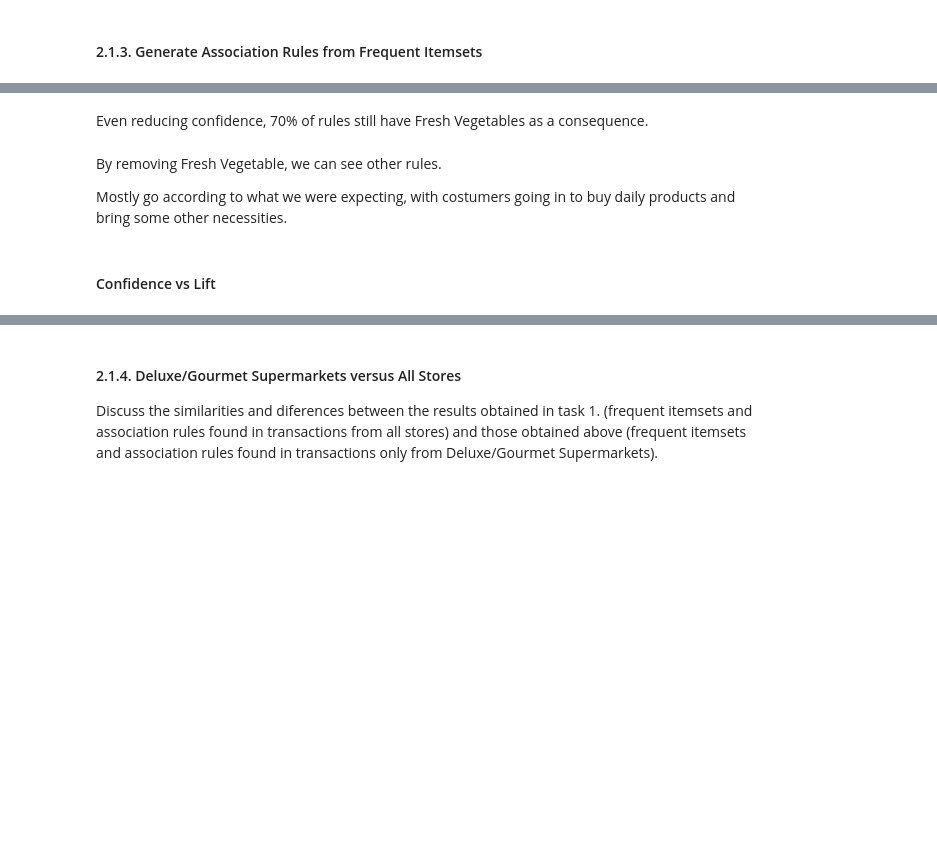
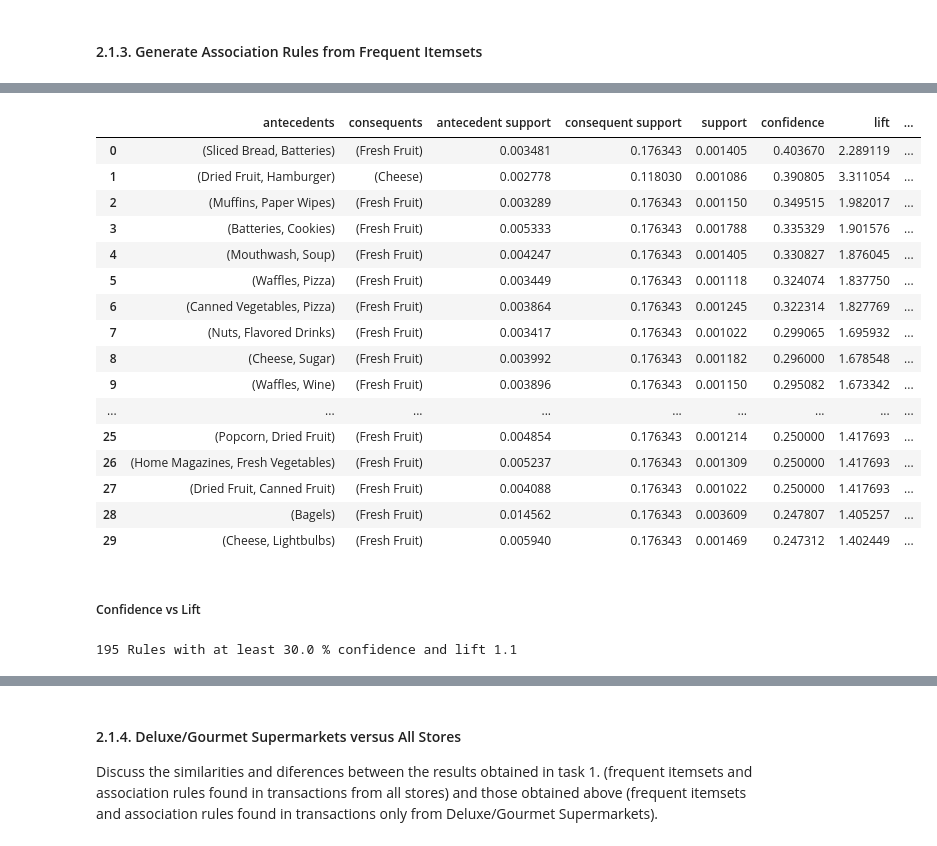
Before and after one commit to PedroCotovio/PD_1_Pattern_Mining, a Jupyter notebook: PD_201920_Project.ipynb, the cells around one changed output, grey strips where cells are left out. Saved outputs shown, nothing was run; the diff lists cells and outputs as text; code cells hidden in the pictures; blank space fills up the shorter version.

```diff
--- a/PD_201920_Project.ipynb
+++ b/PD_201920_Project.ipynb
@@ -1013,6 +1034,6 @@ Nevertheless some important information can be obtained. There seems to be a big
 confidence = 0.2
 lift = 1.1
 
-rules = all_stores.create_association_rules(metrics={'confidence': confidence, 'lift': lift})
+rules = Deluxe_Gourmet.create_association_rules(metrics={'confidence': confidence, 'lift': lift})
 print('{} Rules with at least {} % confidence and lift {}'.format(len(rules), confidence*100, lift))
 rules['consequents'].value_counts(True)
@@ -1019,23 +1048,37 @@ rules['consequents'].value_counts(True)
-# %% [markdown]
-Even reducing confidence, 70% of rules still have Fresh Vegetables as a consequence.
 # %%
 index = [i for i, rule in enumerate(rules['consequents']) if 'Fresh Vegetables' in list(rule)]
 rules.drop(labels=index, axis=0, inplace=True)
 rules.sort_values('confidence', inplace=True, ascending=False)
 rules.reset_index(drop=True, inplace=True)
-rules
+rules.head(30)
+# %% [output]
+|  | antecedents | consequents | antecedent support | consequent support | support | confidence | lift | ... |
+| 0 | (Sliced Bread, Batteries) | (Fresh Fruit) | 0.003481 | 0.176343 | 0.001405 | 0.403670 | 2.289119 | ... |
+| 1 | (Dried Fruit, Hamburger) | (Cheese) | 0.002778 | 0.118030 | 0.001086 | 0.390805 | 3.311054 | ... |
+| 2 | (Muffins, Paper Wipes) | (Fresh Fruit) | 0.003289 | 0.176343 | 0.001150 | 0.349515 | 1.982017 | ... |
+| 3 | (Batteries, Cookies) | (Fresh Fruit) | 0.005333 | 0.176343 | 0.001788 | 0.335329 | 1.901576 | ... |
+| 4 | (Mouthwash, Soup) | (Fresh Fruit) | 0.004247 | 0.176343 | 0.001405 | 0.330827 | 1.876045 | ... |
+| 5 | (Waffles, Pizza) | (Fresh Fruit) | 0.003449 | 0.176343 | 0.001118 | 0.324074 | 1.837750 | ... |
+| 6 | (Canned Vegetables, Pizza) | (Fresh Fruit) | 0.003864 | 0.176343 | 0.001245 | 0.322314 | 1.827769 | ... |
+| 7 | (Nuts, Flavored Drinks) | (Fresh Fruit) | 0.003417 | 0.176343 | 0.001022 | 0.299065 | 1.695932 | ... |
+| 8 | (Cheese, Sugar) | (Fresh Fruit) | 0.003992 | 0.176343 | 0.001182 | 0.296000 | 1.678548 | ... |
+| 9 | (Waffles, Wine) | (Fresh Fruit) | 0.003896 | 0.176343 | 0.001150 | 0.295082 | 1.673342 | ... |
+| ... | ... | ... | ... | ... | ... | ... | ... | ... |
+| 25 | (Popcorn, Dried Fruit) | (Fresh Fruit) | 0.004854 | 0.176343 | 0.001214 | 0.250000 | 1.417693 | ... |
+| 26 | (Home Magazines, Fresh Vegetables) | (Fresh Fruit) | 0.005237 | 0.176343 | 0.001309 | 0.250000 | 1.417693 | ... |
+| 27 | (Dried Fruit, Canned Fruit) | (Fresh Fruit) | 0.004088 | 0.176343 | 0.001022 | 0.250000 | 1.417693 | ... |
+| 28 | (Bagels) | (Fresh Fruit) | 0.014562 | 0.176343 | 0.003609 | 0.247807 | 1.405257 | ... |
+| 29 | (Cheese, Lightbulbs) | (Fresh Fruit) | 0.005940 | 0.176343 | 0.001469 | 0.247312 | 1.402449 | ... |
-# %% [markdown]
-By removing Fresh Vegetable, we can see other rules.
-
-Mostly go according to what we were expecting, with costumers going in to buy daily products and bring some other necessities.
 # %% [markdown]
-#### Confidence vs Lift
+##### Confidence vs Lift
 # %%
 confidence = 0.3
 lift = 1.1
 
-rules = all_stores.create_association_rules(metrics={'confidence': confidence, 'lift': lift})
+rules = Deluxe_Gourmet.create_association_rules(metrics={'confidence': confidence, 'lift': lift})
 print('{} Rules with at least {} % confidence and lift {}'.format(len(rules), confidence*100, lift))
+# %% [output]
+195 Rules with at least 30.0 % confidence and lift 1.1
 # %%
 fit = np.polyfit(rules['lift'], rules['confidence'], 1)
 fit_fn = np.poly1d(fit)
```
Also changed, not shown: parts of 30 cells of this notebook.
